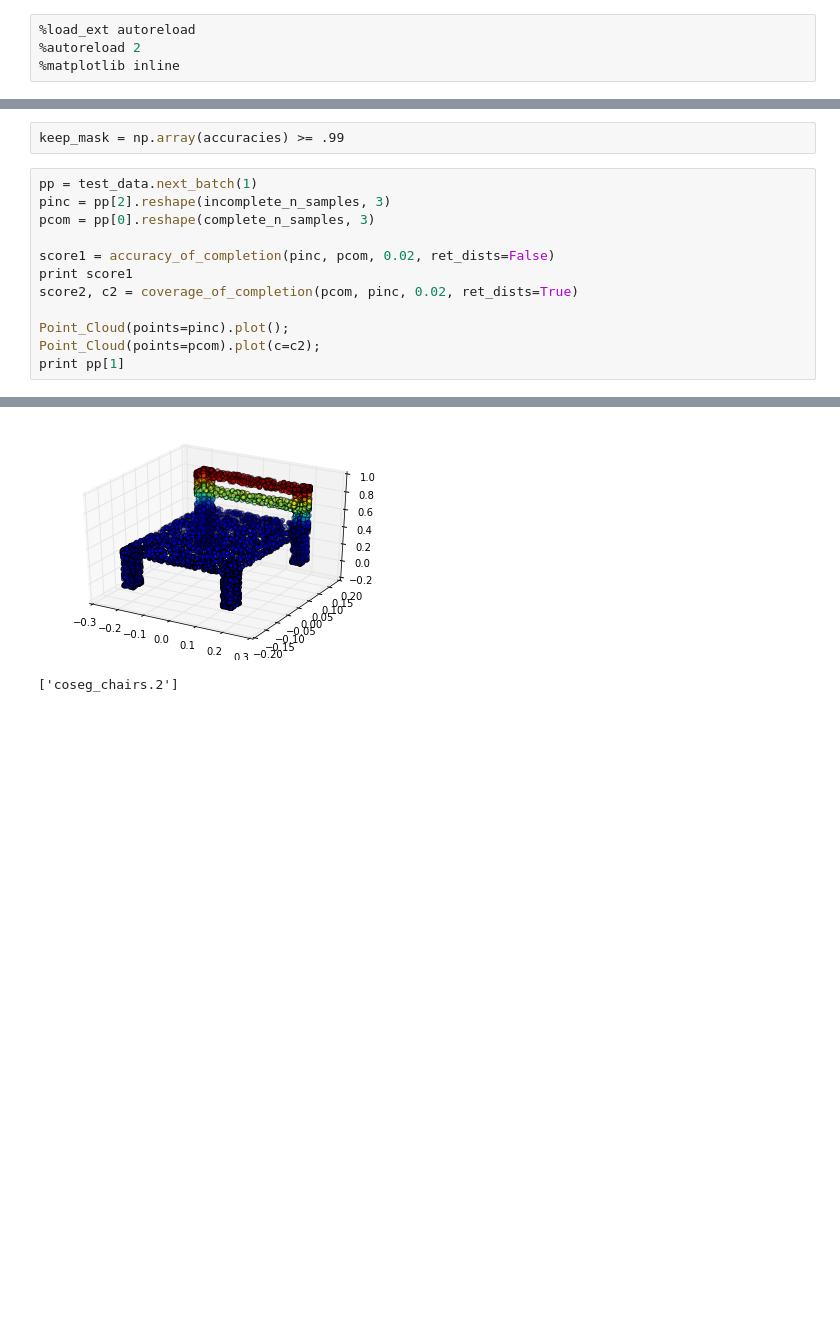
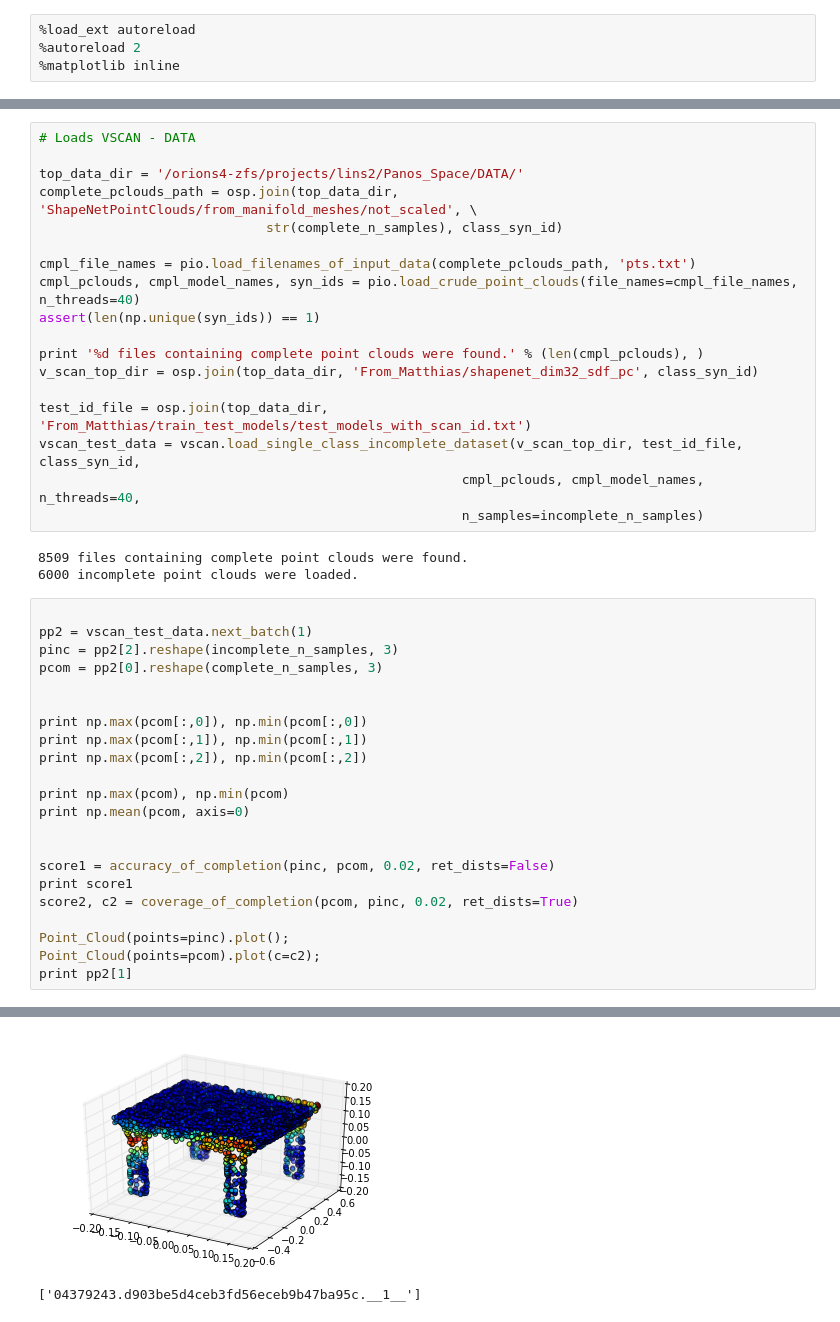
Before and after one commit to optas/tf_lab, a Jupyter notebook: notebooks/panos/vscan/paper_matrix_0/compare_with_minhyuk.ipynb, the cells around one changed output, grey strips where cells are left out. Cells and saved outputs as stored; diff of their text form; blank space fills up the shorter version.

```diff
--- a/notebooks/panos/vscan/paper_matrix_0/compare_with_minhyuk.ipynb
+++ b/notebooks/panos/vscan/paper_matrix_0/compare_with_minhyuk.ipynb
@@ -65,9 +150,38 @@ table
-# %%
-keep_mask = np.array(accuracies) >= .99
+# %%
+# Loads VSCAN - DATA
+
+top_data_dir = '/orions4-zfs/projects/lins2/Panos_Space/DATA/'
+complete_pclouds_path = osp.join(top_data_dir, 'ShapeNetPointClouds/from_manifold_meshes/not_scaled', \
+                             str(complete_n_samples), class_syn_id)
+
+cmpl_file_names = pio.load_filenames_of_input_data(complete_pclouds_path, 'pts.txt')
+cmpl_pclouds, cmpl_model_names, syn_ids = pio.load_crude_point_clouds(file_names=cmpl_file_names, n_threads=40)
+assert(len(np.unique(syn_ids)) == 1)
+
+print '%d files containing complete point clouds were found.' % (len(cmpl_pclouds), )
+v_scan_top_dir = osp.join(top_data_dir, 'From_Matthias/shapenet_dim32_sdf_pc', class_syn_id)
+
+test_id_file = osp.join(top_data_dir, 'From_Matthias/train_test_models/test_models_with_scan_id.txt')
+vscan_test_data = vscan.load_single_class_incomplete_dataset(v_scan_top_dir, test_id_file, class_syn_id,
+                                                      cmpl_pclouds, cmpl_model_names, n_threads=40,
+                                                      n_samples=incomplete_n_samples)
+# %% [output]
+8509 files containing complete point clouds were found.
+6000 incomplete point clouds were loaded.
 # %%
-pp = test_data.next_batch(1)
-pinc = pp[2].reshape(incomplete_n_samples, 3)
-pcom = pp[0].reshape(complete_n_samples, 3)
+
+pp2 = vscan_test_data.next_batch(1)
+pinc = pp2[2].reshape(incomplete_n_samples, 3)
+pcom = pp2[0].reshape(complete_n_samples, 3)
+
+
+print np.max(pcom[:,0]), np.min(pcom[:,0])
+print np.max(pcom[:,1]), np.min(pcom[:,1])
+print np.max(pcom[:,2]), np.min(pcom[:,2])
+
+print np.max(pcom), np.min(pcom)
+print np.mean(pcom, axis=0)
+
 
 score1 = accuracy_of_completion(pinc, pcom, 0.02, ret_dists=False)
 print score1
@@ -75,5 +189,5 @@ score2, c2 = coverage_of_completion(pcom, pinc, 0.02, ret_dists=True)
 
 Point_Cloud(points=pinc).plot();
 Point_Cloud(points=pcom).plot(c=c2);
-print pp[1]
+print pp2[1]
 # %% [output]
@@ -82,5 +201,5 @@ print pp[1]
-[figure, old version]
+[figure, new version]
-['coseg_chairs.2']
+['04379243.d903be5d4ceb3fd56eceb9b47ba95c.__1__']
 # %%
 if load_model_conf:
     conf = Conf.load(osp.join(train_dir, 'configuration'))
```
Also changed, not shown: parts of 15 cells of this notebook.
